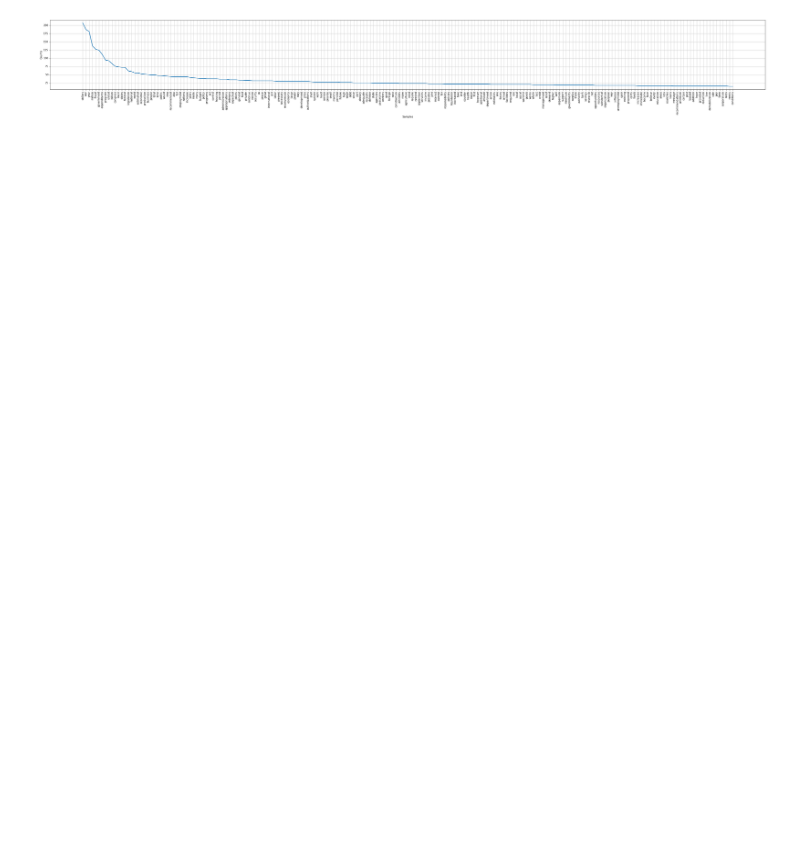
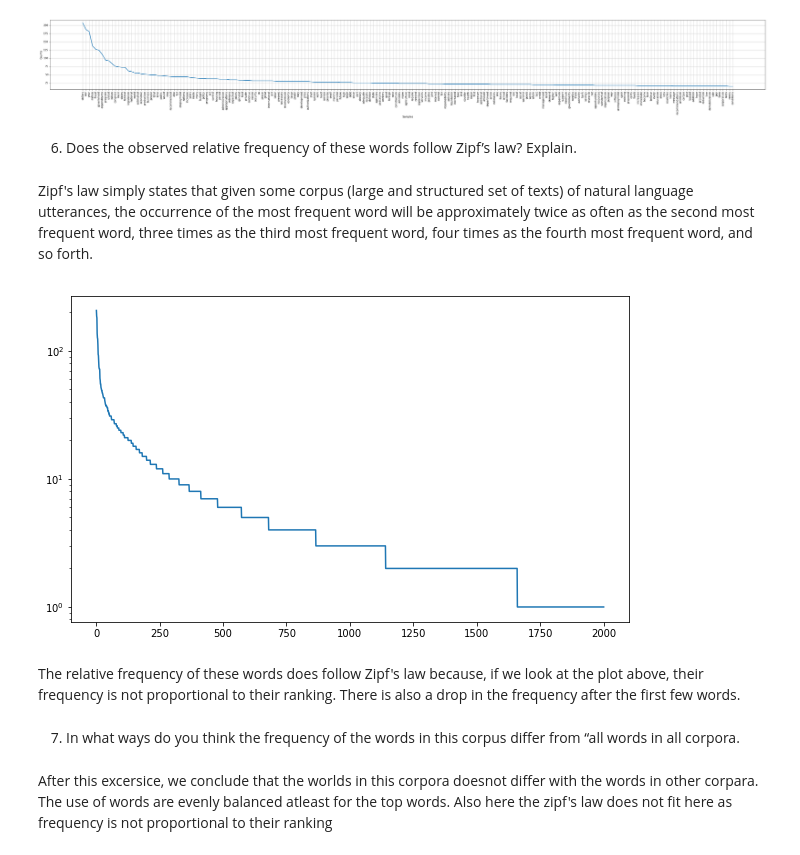
Before and after one commit to silverrainb/web-analytics, a Jupyter notebook: week4/high_frequency_words.ipynb, the cells around one changed output. Cells and saved outputs as stored; diff of their text form; code cells hidden in the pictures; blank space fills up the shorter version.

Commit message:
Data620 Week4 Part 2

```diff
--- a/week4/high_frequency_words.ipynb
+++ b/week4/high_frequency_words.ipynb
@@ -154,0 +155,20 @@ freq_distribution.plot(200)
+# %% [markdown]
+6. Does the observed relative frequency of these words follow Zipf’s law? Explain.
+# %% [markdown]
+Zipf's law simply states that given some corpus (large and structured set of texts) of natural language utterances, the occurrence of the most frequent word will be approximately twice as often as the second most frequent word, three times as the third most frequent word, four times as the fourth most frequent word, and so forth.
+# %%
+zipf_data = top_words = freq_distribution.most_common(2000)
+x = [w+1 for w in range(len(zipf_data))]
+y = [freq for (word,freq) in zipf_data]
+# %%
+plt.figure(1, figsize=(10,6))
+plt.semilogy(x, y)
+plt.show()
+# %% [output]
+[figure, added]
+# %% [markdown]
+The relative frequency of these words does follow Zipf's law because, if we look at the plot above, their frequency is not proportional to their ranking. There is also a drop in the frequency after the first few words.
+# %% [markdown]
+7. In what ways do you think the frequency of the words in this corpus differ from “all words in all corpora.
+# %% [markdown]
+After this excersice, we conclude that the worlds in this corpora doesnot differ with the words in other corpara. The use of words are evenly balanced atleast for the top words. Also here the zipf's law does not fit here as frequency is not proportional to their ranking
```
Also changed, not shown: parts of 21 cells of this notebook.
